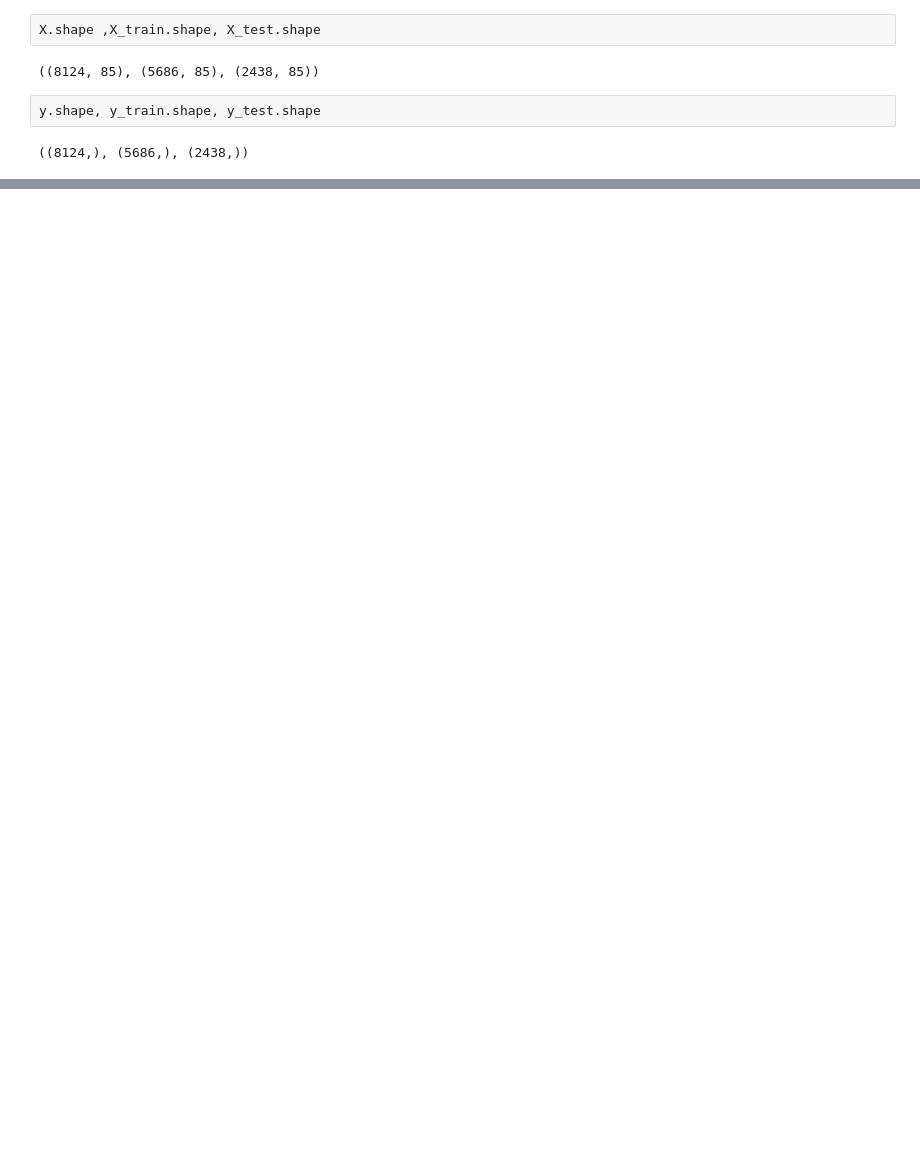
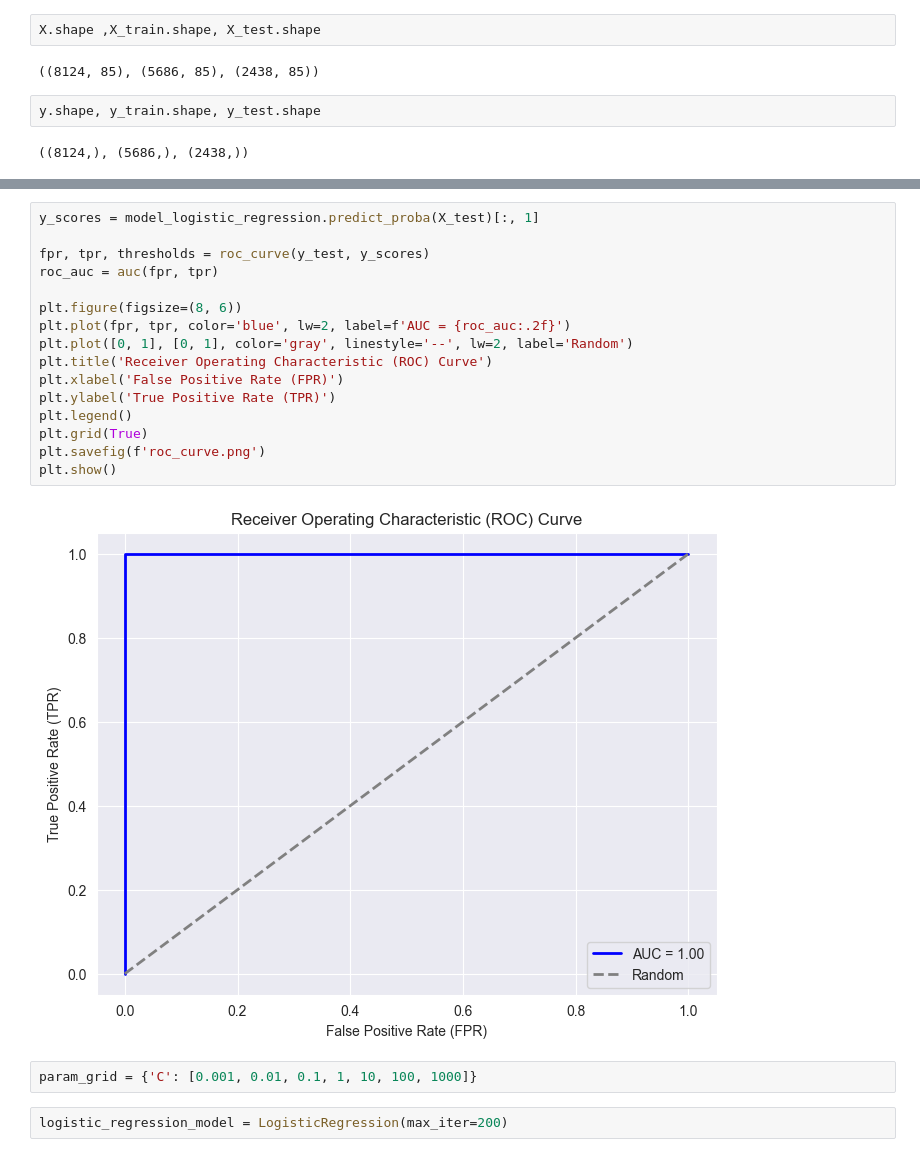
Before and after one commit to reneta-dimitrova96/Machine-Learning-Project-2023---Mushroom-Classification, a Jupyter notebook: mushroom_classification.ipynb, the cells around one changed output, grey strips where cells are left out. Saved outputs shown, nothing was run; the diff lists cells and outputs as text; blank space fills up the shorter version.

```diff
--- a/mushroom_classification.ipynb
+++ b/mushroom_classification.ipynb
@@ -420,0 +433,22 @@ y.shape, y_train.shape, y_test.shape
+# %%
+y_scores = model_logistic_regression.predict_proba(X_test)[:, 1]
+
+fpr, tpr, thresholds = roc_curve(y_test, y_scores)
+roc_auc = auc(fpr, tpr)
+
+plt.figure(figsize=(8, 6))
+plt.plot(fpr, tpr, color='blue', lw=2, label=f'AUC = {roc_auc:.2f}')
+plt.plot([0, 1], [0, 1], color='gray', linestyle='--', lw=2, label='Random')
+plt.title('Receiver Operating Characteristic (ROC) Curve')
+plt.xlabel('False Positive Rate (FPR)')
+plt.ylabel('True Positive Rate (TPR)')
+plt.legend()
+plt.grid(True)
+plt.savefig(f'roc_curve.png')
+plt.show()
+# %% [output]
+[figure, added]
+# %%
+param_grid = {'C': [0.001, 0.01, 0.1, 1, 10, 100, 1000]}
+# %%
+logistic_regression_model = LogisticRegression(max_iter=200)
```
Also changed, not shown: parts of 90 cells of this notebook.
